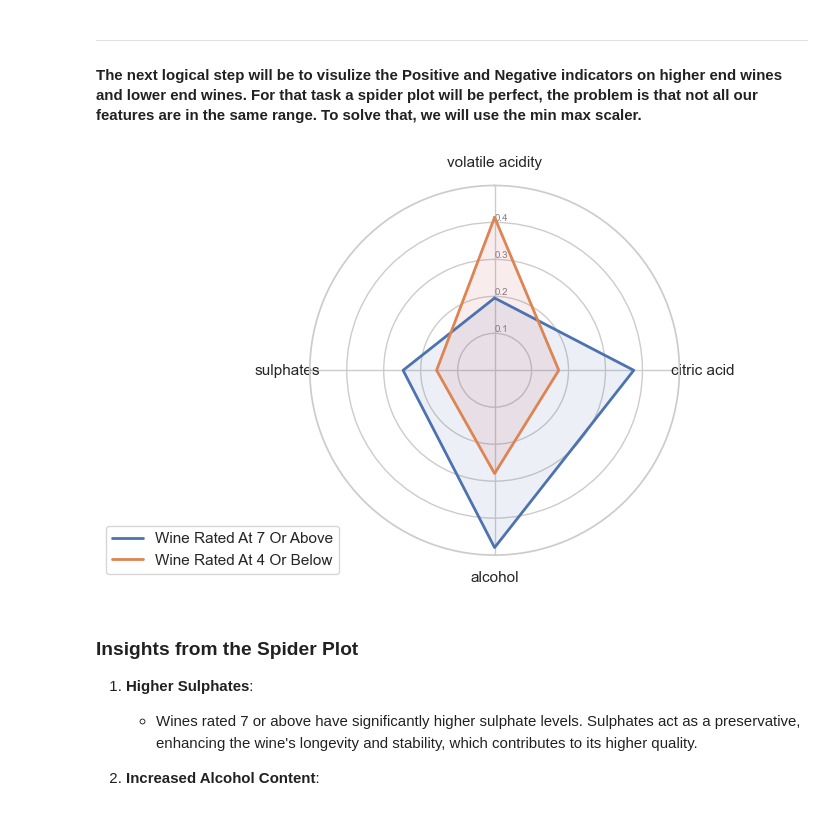
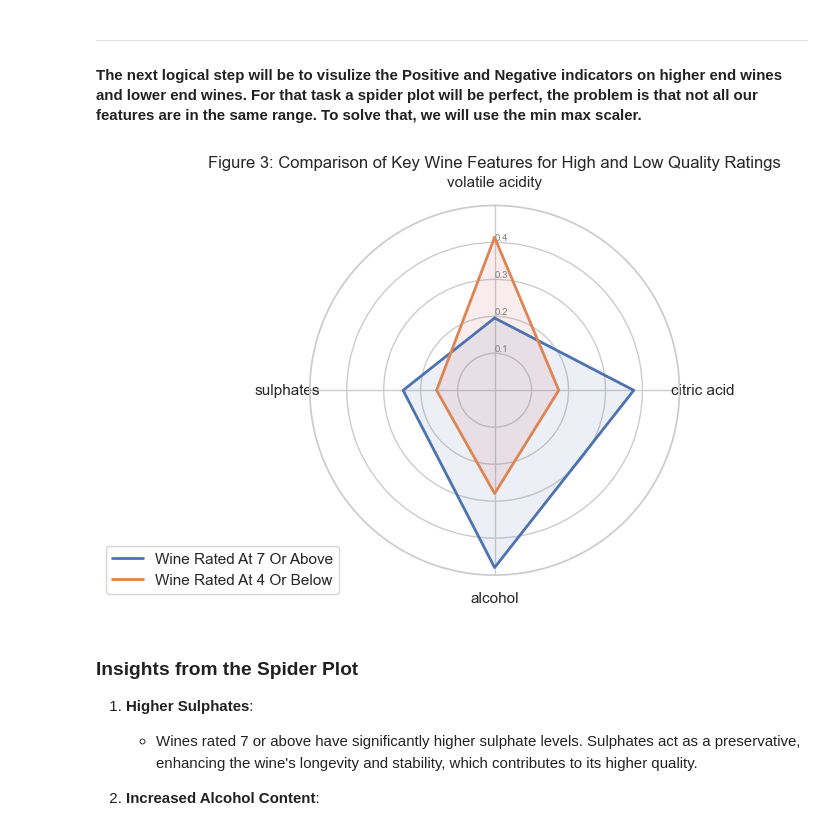
Before and after one commit to airbagdeer/tabular-ds-project, a Jupyter notebook: EX1.ipynb, the cells around one changed output. Drawn from its saved outputs; the diff is of its cells as text; code cells hidden in the pictures.

```diff
--- a/EX1.ipynb
+++ b/EX1.ipynb
@@ -321,34 +241,35 @@ N=len(categories)
 angles = [n / float(N) * 2 * pi for n in range(N)]
 angles += angles[:1]
 
 ax = plt.subplot(111, polar=True)
 
 ax.set_theta_offset(pi / 2)
 ax.set_theta_direction(-1)
 
 plt.xticks(angles[:-1], categories)
 
 ax.set_rlabel_position(0)
 ticks = [0.1,0.2,0.3,0.4]
 plt.yticks(ticks, [str(num) for num in ticks], color="grey", size=7)
 plt.ylim(0,0.5)
 
 
 values=dfr_best[categories].mean().values.flatten().tolist()
 values += values[:1]
 ax.plot(angles, values, linewidth=2, linestyle='solid', label="Wine Rated At 7 Or Above")
 ax.fill(angles, values, 'b', alpha=0.1)
 
 values=dfr_worst[categories].mean().values.flatten().tolist()
 values += values[:1]
 ax.plot(angles, values, linewidth=2, linestyle='solid', label="Wine Rated At 4 Or Below")
 ax.fill(angles, values, 'r', alpha=0.1)
 
 plt.legend(loc='upper right', bbox_to_anchor=(0.1, 0.1))
+plt.title(f'Figure 3: Comparison of Key Wine Features for High and Low Quality Ratings')
 
 plt.show()
 # %% [output]
-[figure, old version]
+[figure, new version]
 # %% [markdown]
 ### Insights from the Spider Plot
 
```
Also changed, not shown: parts of 19 cells of this notebook.
